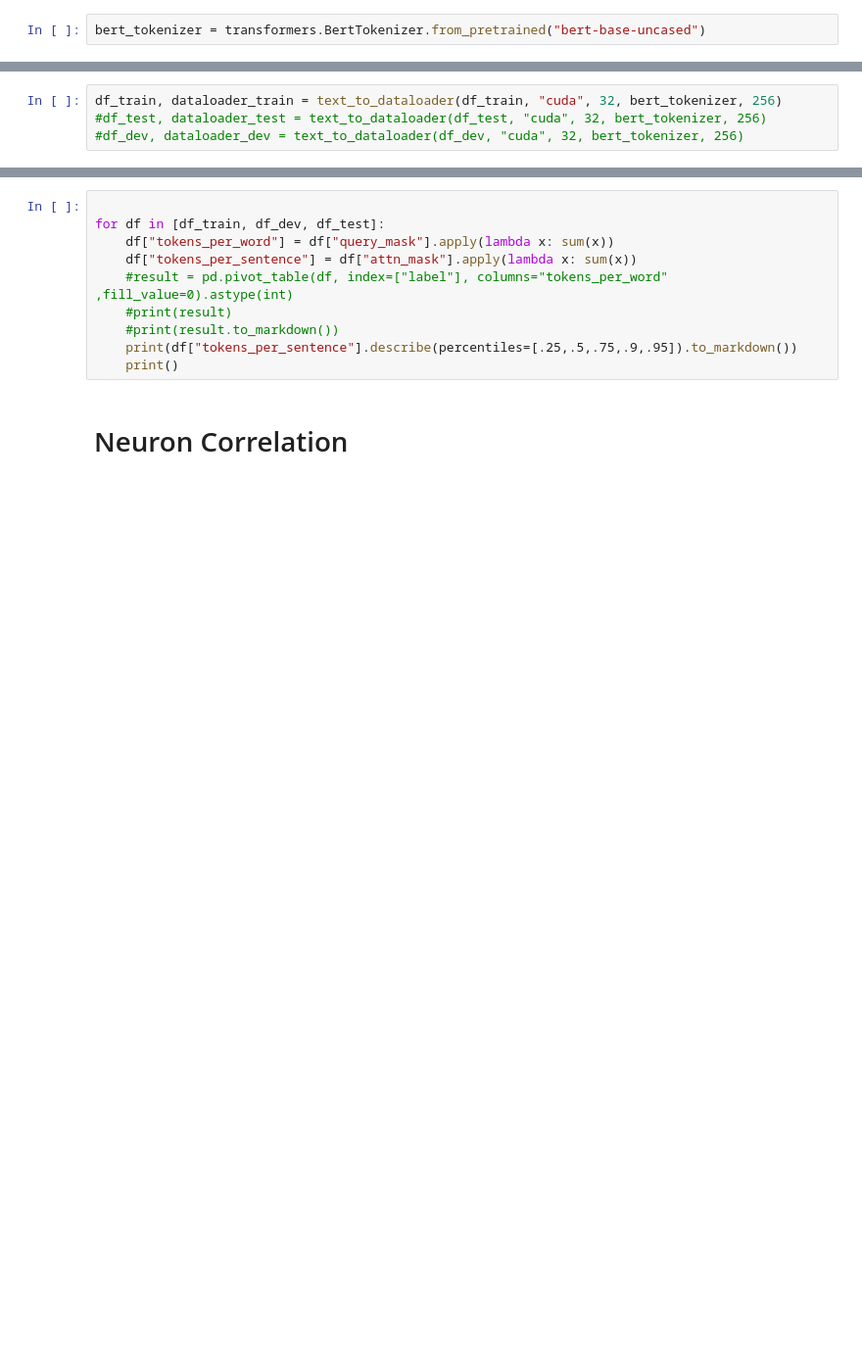
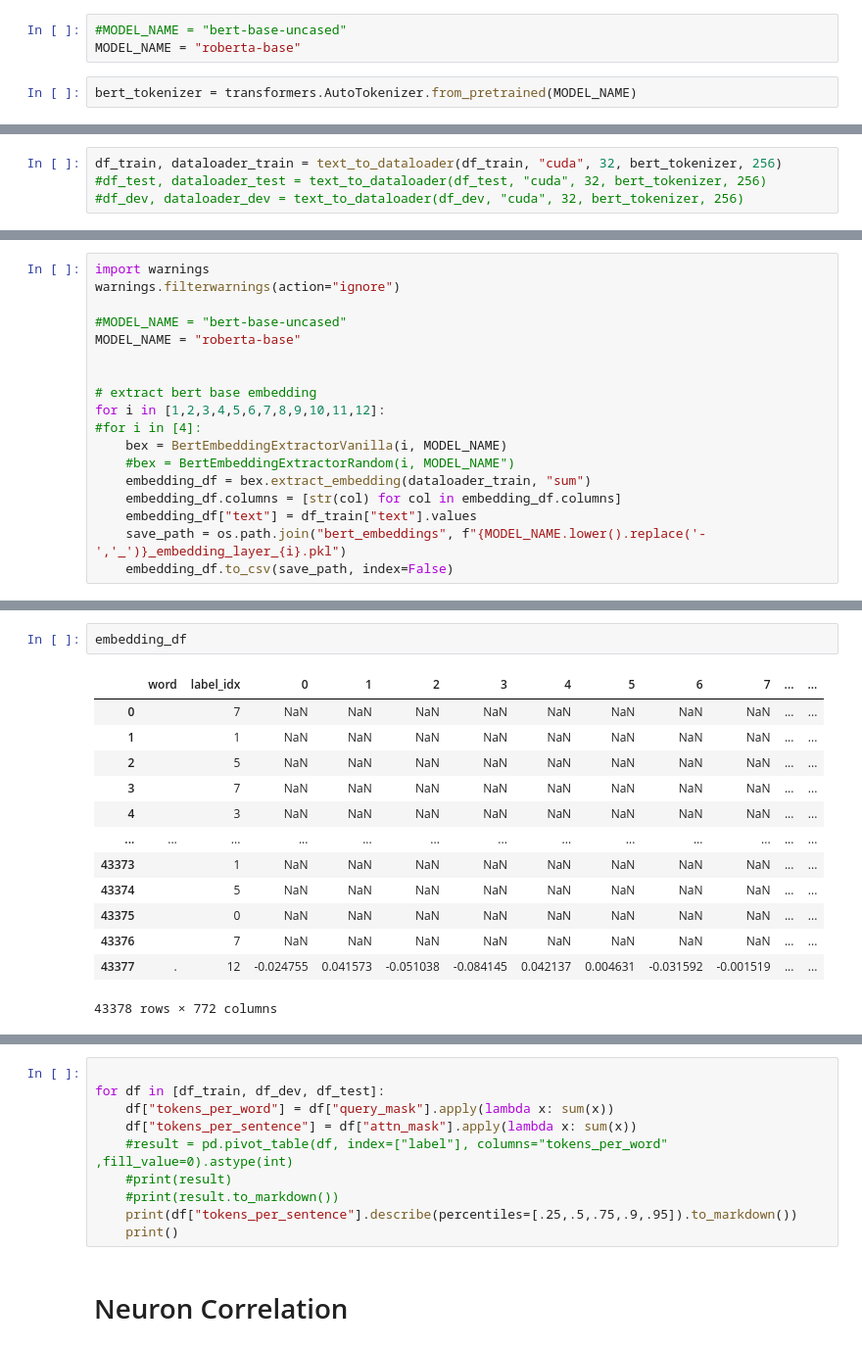
Before and after one commit to ErezSC42/bert_pos_analysis, a Jupyter notebook: data_exploration.ipynb, the cells around one changed output, grey strips where cells are left out. Shown at 98% size. Drawn from its saved outputs; the diff is of its cells as text; blank space fills up the shorter version.

Commit message:
need to fix the roberta tokenizer

```diff
--- a/data_exploration.ipynb
+++ b/data_exploration.ipynb
@@ -244,2 +260,5 @@ ImportError: Missing optional dependency 'tabulate'.  Use pip or conda to instal
+# %%
+#MODEL_NAME = "bert-base-uncased"
+MODEL_NAME = "roberta-base"
 # %%
-bert_tokenizer = transformers.BertTokenizer.from_pretrained("bert-base-uncased")
+bert_tokenizer = transformers.AutoTokenizer.from_pretrained(MODEL_NAME)
@@ -280,0 +315,18 @@ df_train.sample(5)
+# %%
+import warnings
+warnings.filterwarnings(action="ignore")
+
+#MODEL_NAME = "bert-base-uncased"
+MODEL_NAME = "roberta-base"
+
+
+# extract bert base embedding
+for i in [1,2,3,4,5,6,7,8,9,10,11,12]:
+#for i in [4]:
+    bex = BertEmbeddingExtractorVanilla(i, MODEL_NAME)
+    #bex = BertEmbeddingExtractorRandom(i, MODEL_NAME")
+    embedding_df = bex.extract_embedding(dataloader_train, "sum")
+    embedding_df.columns = [str(col) for col in embedding_df.columns]
+    embedding_df["text"] = df_train["text"].values
+    save_path = os.path.join("bert_embeddings", f"{MODEL_NAME.lower().replace('-','_')}_embedding_layer_{i}.pkl")
+    embedding_df.to_csv(save_path, index=False)
@@ -280,0 +351,16 @@ df_train.sample(5)
+# %%
+embedding_df
+# %% [output]
+|  | word | label_idx | 0 | 1 | 2 | 3 | 4 | 5 | 6 | 7 | ... | ... |
+| 0 |  | 7 | NaN | NaN | NaN | NaN | NaN | NaN | NaN | NaN | ... | ... |
+| 1 |  | 1 | NaN | NaN | NaN | NaN | NaN | NaN | NaN | NaN | ... | ... |
+| 2 |  | 5 | NaN | NaN | NaN | NaN | NaN | NaN | NaN | NaN | ... | ... |
+| 3 |  | 7 | NaN | NaN | NaN | NaN | NaN | NaN | NaN | NaN | ... | ... |
+| 4 |  | 3 | NaN | NaN | NaN | NaN | NaN | NaN | NaN | NaN | ... | ... |
+| ... | ... | ... | ... | ... | ... | ... | ... | ... | ... | ... | ... | ... |
+| 43373 |  | 1 | NaN | NaN | NaN | NaN | NaN | NaN | NaN | NaN | ... | ... |
+| 43374 |  | 5 | NaN | NaN | NaN | NaN | NaN | NaN | NaN | NaN | ... | ... |
+| 43375 |  | 0 | NaN | NaN | NaN | NaN | NaN | NaN | NaN | NaN | ... | ... |
+| 43376 |  | 7 | NaN | NaN | NaN | NaN | NaN | NaN | NaN | NaN | ... | ... |
+| 43377 | . | 12 | -0.024755 | 0.041573 | -0.051038 | -0.084145 | 0.042137 | 0.004631 | -0.031592 | -0.001519 | ... | ... |
+43378 rows × 772 columns
```
Also changed, not shown: parts of 21 cells of this notebook, 41 other files.
